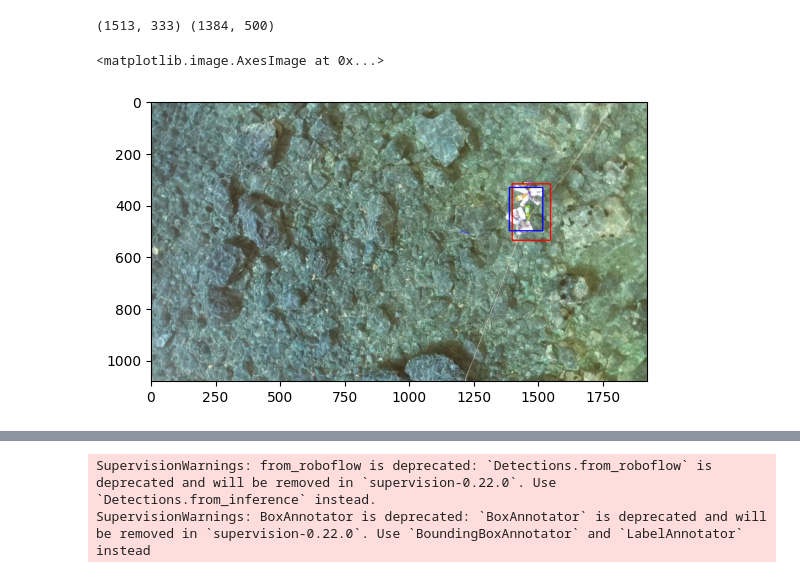
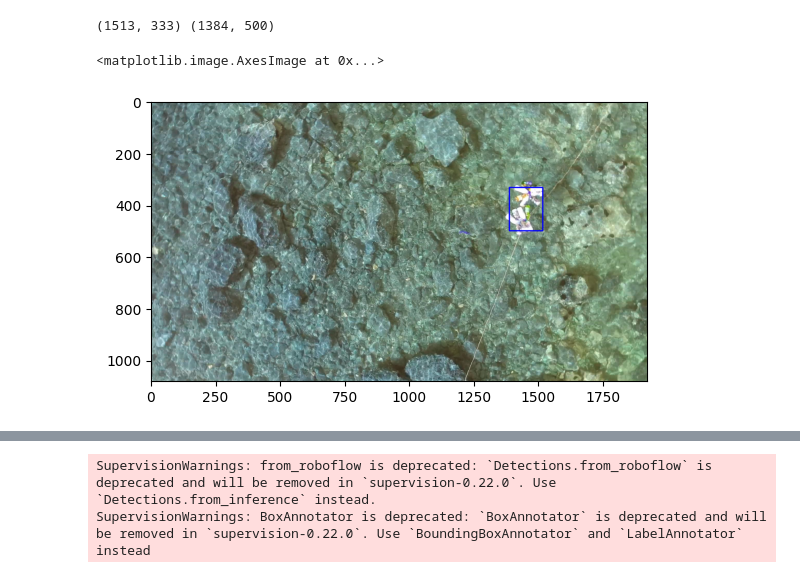
Before and after one commit to IgorCzudy/Trash-detection-, a Jupyter notebook: src/yolo.ipynb, the cells around one changed output, grey strips where cells are left out. Drawn from its saved outputs; the diff is of its cells as text; code cells hidden in the pictures.

```diff
--- a/src/yolo.ipynb
+++ b/src/yolo.ipynb
@@ -65,24 +63,24 @@ merged_rectangles = merge_rectangles(predicted_rectangles, predicted_confidences
 # %%
 def draw_rectangles(image, rectangles: List[Rectangle], color=(0, 255, 0)):
     for rectangle in rectangles:
         cv2.rectangle(
             image,
             (rectangle.x_l, rectangle.y_b),
             (rectangle.x_r, rectangle.y_t),
             color,
             3,
         )
     return image
 
 image = cv2.imread(path + filename + ".JPG")
 # image = draw_rectangles(image, predicted_rectangles, color=(0, 255, 0))
-image = draw_rectangles(image, merged_rectangles[0], color=(255, 0, 0))
+# image = draw_rectangles(image, merged_rectangles[0], color=(255, 0, 0))
 image = draw_rectangles(image, true_rectangles, color=(0, 0, 255))
 
 plt.imshow(image)
 # %% [output]
 <matplotlib.image.AxesImage at 0x...>
-[figure, old version]
+[figure, new version]
 # %%
 def iou_rectangles(rect1: Rectangle, rect2: Rectangle):
     x_left = max(rect1.x_l, rect2.x_l)
```
Also changed, not shown: parts of 8 cells of this notebook, 1 other file.
